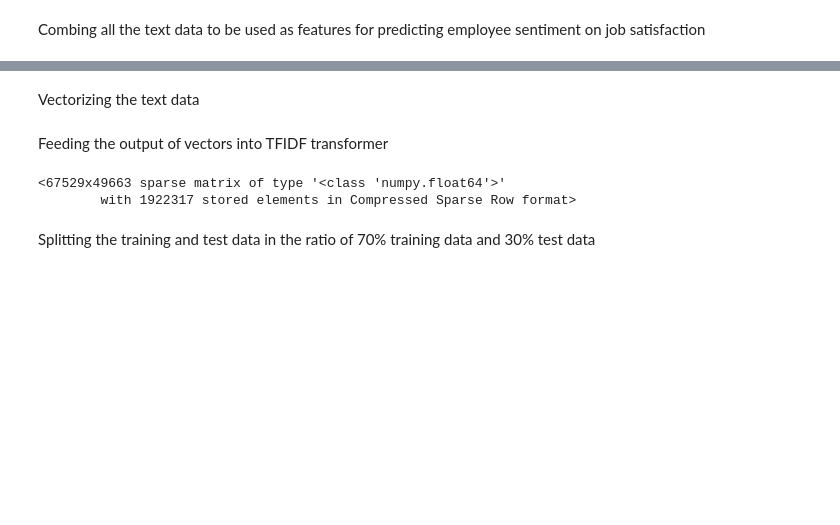
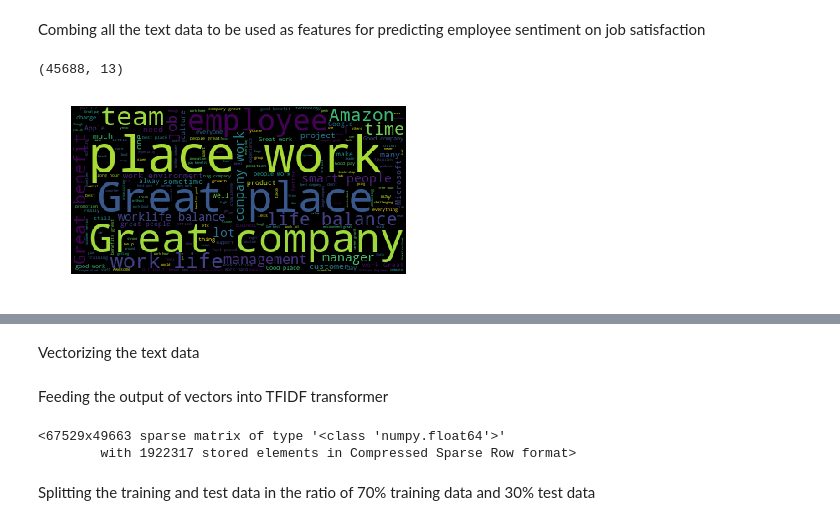
Before and after one commit to jasminess/topemployers, a Jupyter notebook: Capstone.ipynb, the cells around one changed output, grey strips where cells are left out. Saved outputs shown, nothing was run; the diff lists cells and outputs as text; code cells hidden in the pictures; blank space fills up the shorter version.

Commit message:
Updated version
1.Added wordcloud for positive and negative reviews
2. Trained the data with more classification models
3. Added a pipleline
4. Determine the best model for this problem

```diff
--- a/Capstone.ipynb
+++ b/Capstone.ipynb
@@ -224,0 +259,17 @@ y = dataemp["label"]
+# %%
+Satisfiedemp = dataemp.loc[dataemp["label"]==1]
+UnSatisfiedemp = dataemp.loc[dataemp["label"]==0]
+# %%
+Satisfiedemp.shape
+# %% [output]
+(45688, 13)
+# %%
+ignorewords = Satisfiedemp["reviews"].isin(['Amazon','company','work', 'place', 'employee', 'team', 'time'])
+satwords = Satisfiedemp.loc[~(ignorewords), "reviews"]
+# %%
+wordcloud = WordCloud().generate(' '.join(satwords))
+plt.imshow(wordcloud)
+plt.axis("off")
+plt.show()
+# %% [output]
+[figure, added]
```
Also changed, not shown: parts of 20 cells of this notebook.
